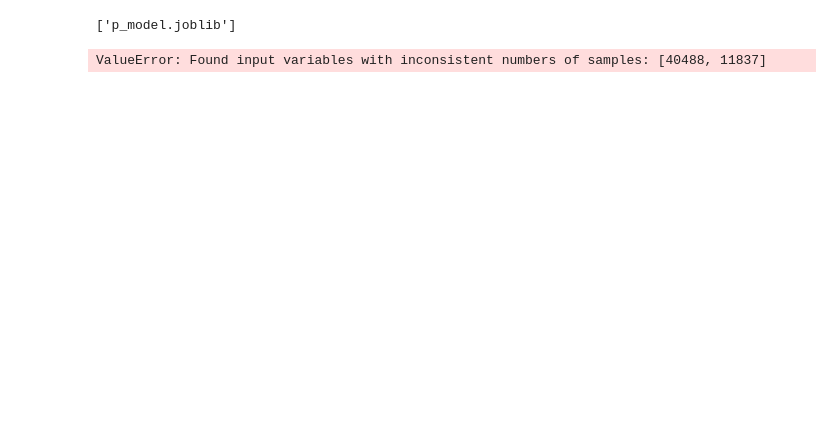
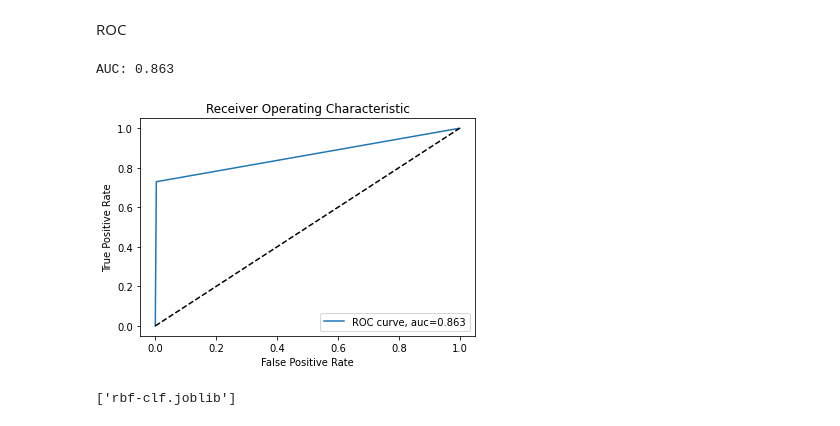
Before and after one commit to AndreaPerera/CISC499, a Jupyter notebook: svm.ipynb, the cells around one changed output. Saved outputs shown, nothing was run; the diff lists cells and outputs as text; code cells hidden in the pictures; blank space fills up the shorter version.

```diff
--- a/svm.ipynb
+++ b/svm.ipynb
@@ -19,0 +23,4 @@ clf = model.fit(X_train, y_train)
+# %%
+# model w/ RBF kernel
+clf = SVC(kernel='rbf', gamma=0.1, C=0.0077)
+clf.fit(X_train, y_train)
@@ -44,11 +112,26 @@ probs = p_clf.predict_proba(X_test)
+# %% [markdown]
+ROC
+# %%
+# calculate AUC
+import matplotlib.pyplot as plt
+auc = metrics.roc_auc_score(y_test, y_pred)
+print('AUC: %.3f' % auc)
+
+fpr, tpr, _ = metrics.roc_curve(y_test,  y_pred)
+auc = metrics.roc_auc_score(y_test, y_pred)
+plt.plot(fpr,tpr,label="ROC curve, auc="+str(auc)[0:5])
+plt.legend(loc=4)
+plt.plot([0, 1], [0, 1], 'k--')
+plt.xlabel('False Positive Rate')
+plt.ylabel('True Positive Rate')
+plt.title('Receiver Operating Characteristic')
+plt.savefig('ROC_curve.png')
+# %% [output]
+AUC: 0.863
+[figure, added]
 # %%
 # save predictive model for now
 import joblib
-joblib.dump(p_model, 'p_model.joblib')
+joblib.dump(clf, 'rbf-clf.joblib')
 # %% [output]
-['p_model.joblib']
+['rbf-clf.joblib']
-# %%
-y_pred2 = p_clf.predict(X_test)
-print("Accuracy:",metrics.accuracy_score(y_test, y_pred2))
-# %% [output]
-ValueError: Found input variables with inconsistent numbers of samples: [40488, 11837]
```
Also changed, not shown: parts of 18 cells of this notebook, 3 other files.
